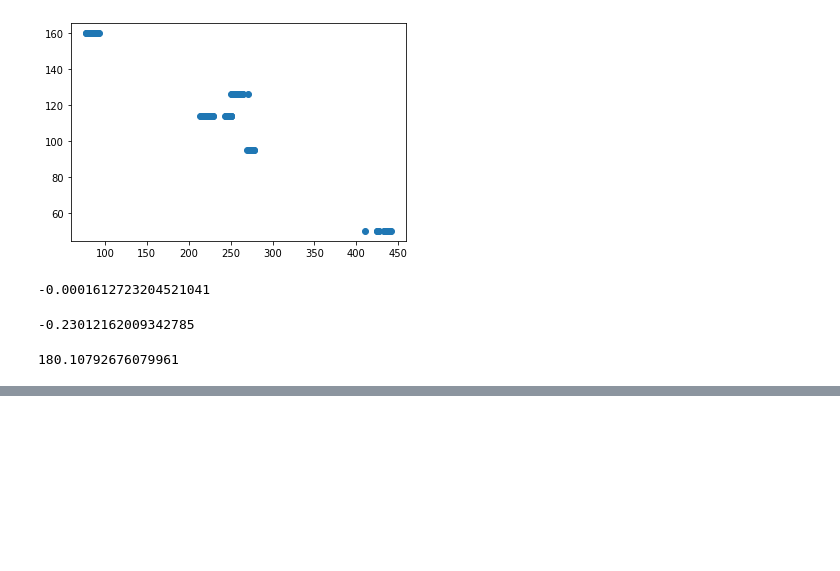
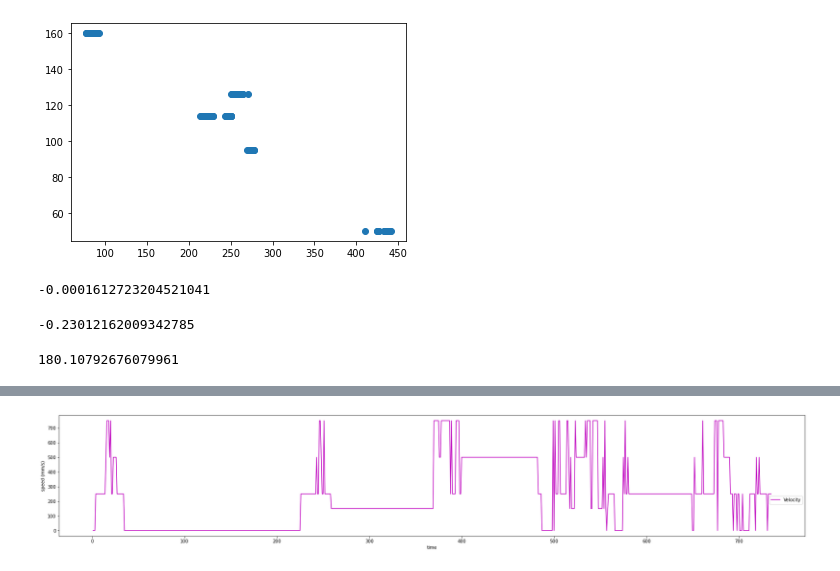
Before and after one commit to wendycahya/Data-Analysis-Documentation, a Jupyter notebook: Data Visualization Python/Matplotlib/1-basic-plotting.ipynb, the cells around one changed output, grey strips where cells are left out. Drawn from its saved outputs; the diff is of its cells as text; code cells hidden in the pictures; blank space fills up the shorter version.

```diff
--- a/Data Visualization Python/Matplotlib/1-basic-plotting.ipynb
+++ b/Data Visualization Python/Matplotlib/1-basic-plotting.ipynb
@@ -155,0 +228,29 @@ C
+# %%
+x = selectData["No"].to_numpy()
+y1 = selectData["distance"].to_numpy()
+y2 = selectData["VrOriSSM"].to_numpy()
+y3 = selectData["modeSSMOri"].to_numpy()
+
+y4 = selectData["speed"].to_numpy()
+
+y5 = selectData["x"].to_numpy()
+y6 = selectData["y"].to_numpy()
+y7 = selectData["z"].to_numpy()
+
+fig, ax1 = plt.subplots()
+
+fig.set_figwidth(30)
+fig.set_figheight(5)
+
+ax1.plot(x, y4,'m')
+
+ax1.set_xlabel('time')
+ax1.set_ylabel('speed (mm/s)')
+
+ax1.legend(['Velocity'], loc='upper right', bbox_to_anchor=(1, 0.35))
+#ax2.legend(['x', 'y', 'z'], loc = 'lower right')
+
+plt.show()
+pylab.savefig('velocity_matplot.png')
+# %% [output]
+[figure, added]
```
Also changed, not shown: parts of 5 cells of this notebook, 10 other files.
